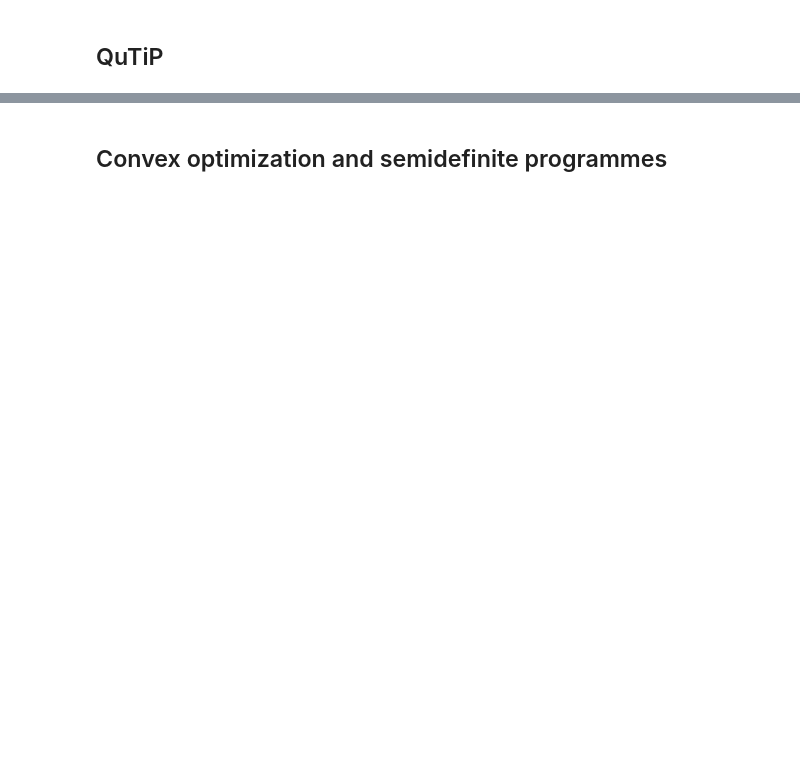
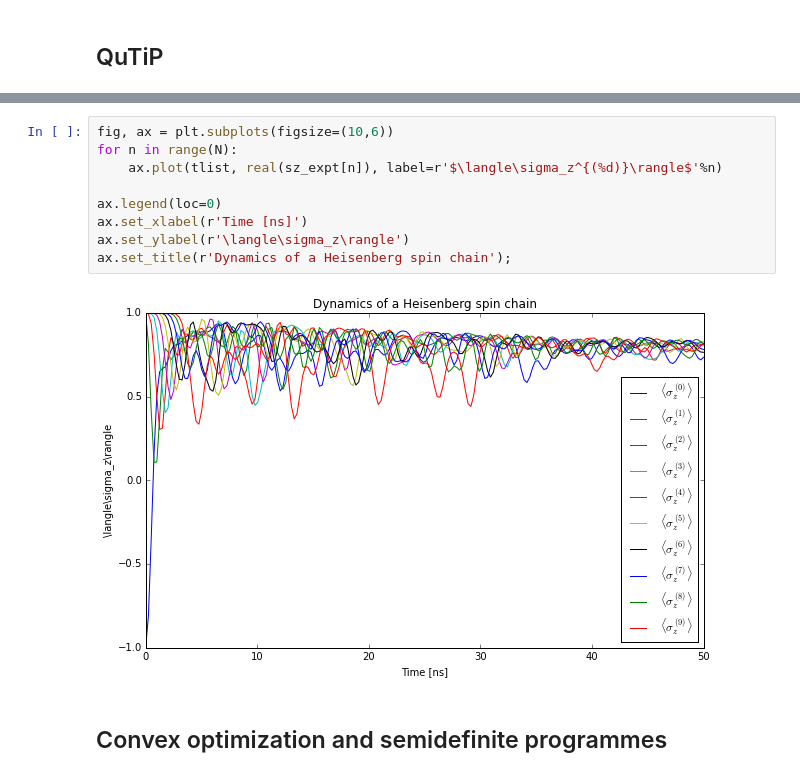
Before and after one commit to peterwittek/ipython-notebooks, a Jupyter notebook: ICONS-Linear algebra and numerical calculations.ipynb, the cells around one changed output, grey strips where cells are left out. Drawn from its saved outputs; the diff is of its cells as text; blank space fills up the shorter version.

```diff
--- a/ICONS-Linear algebra and numerical calculations.ipynb
+++ b/ICONS-Linear algebra and numerical calculations.ipynb
@@ -130,3 +181,14 @@ QuTiP
+# %%
+fig, ax = plt.subplots(figsize=(10,6))
+for n in range(N):
+    ax.plot(tlist, real(sz_expt[n]), label=r'$\langle\sigma_z^{(%d)}\rangle$'%n)
+
+ax.legend(loc=0)
+ax.set_xlabel(r'Time [ns]')
+ax.set_ylabel(r'\langle\sigma_z\rangle')
+ax.set_title(r'Dynamics of a Heisenberg spin chain');
+# %% [output]
+[figure, added]
 # %% [markdown]
 Convex optimization and semidefinite programmes
 ---------------------------------------------------------------
```
Also changed, not shown: parts of 29 cells of this notebook, 1 other file.
